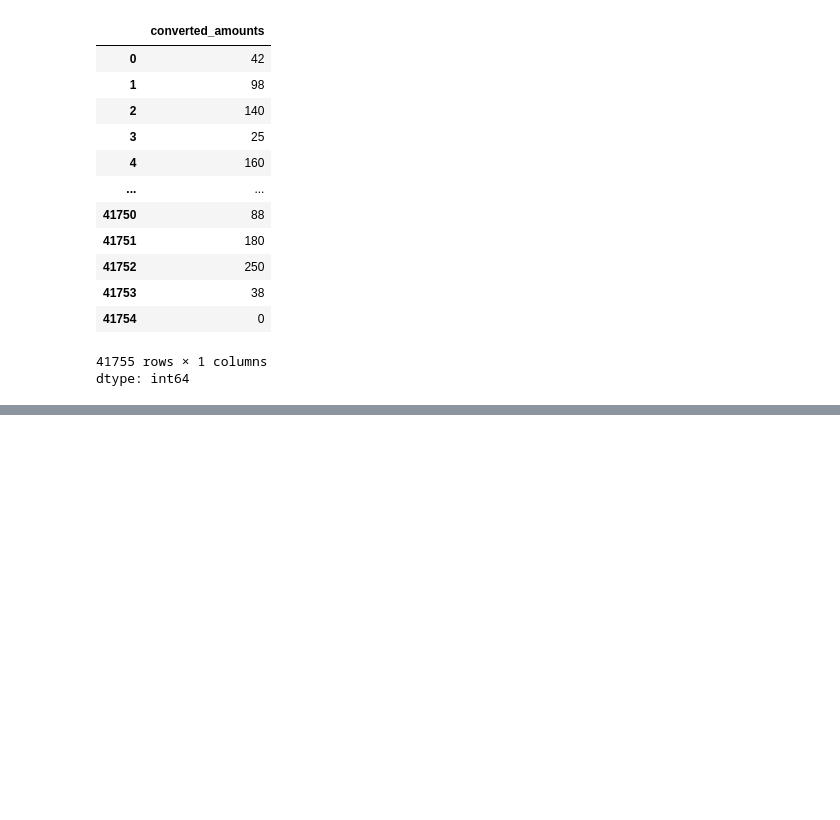
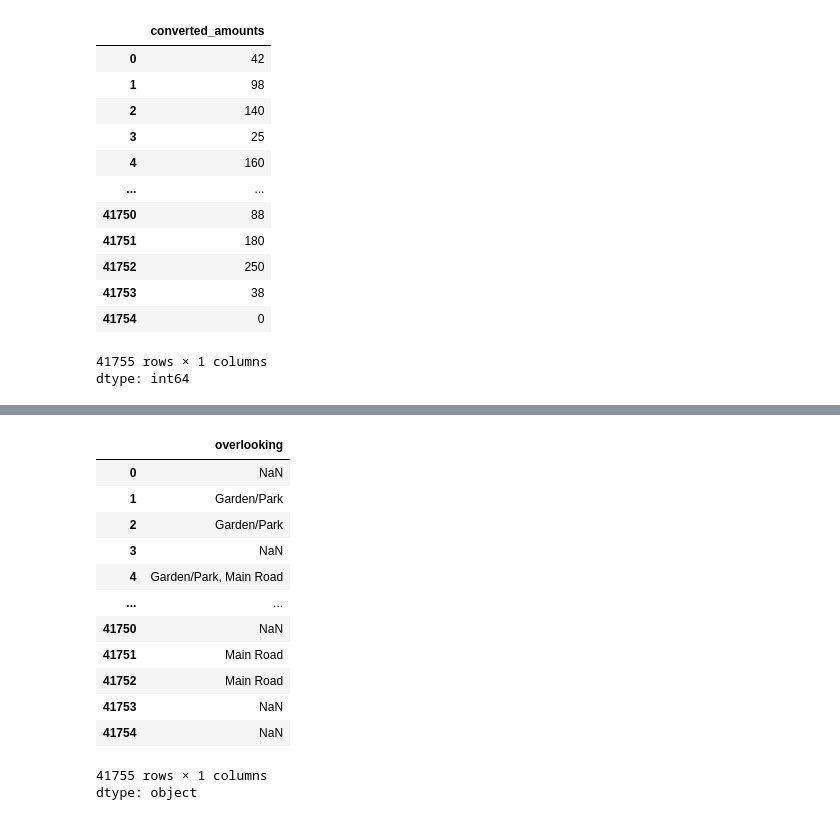
Before and after one commit to Trusha216/AI-ML-internship, a Jupyter notebook: house_prices.ipynb, the cells around one changed output, grey strips where cells are left out. Cells and saved outputs as stored; diff of their text form; code cells hidden in the pictures; blank space fills up the shorter version.

```diff
--- a/house_prices.ipynb
+++ b/house_prices.ipynb
@@ -830,0 +894,17 @@ dtype: int64
+# %%
+data['overlooking']
+# %% [output]
+|  | overlooking |
+| 0 | NaN |
+| 1 | Garden/Park |
+| 2 | Garden/Park |
+| 3 | NaN |
+| 4 | Garden/Park, Main Road |
+| ... | ... |
+| 41750 | NaN |
+| 41751 | Main Road |
+| 41752 | Main Road |
+| 41753 | NaN |
+| 41754 | NaN |
+41755 rows × 1 columns
+dtype: object
```
Also changed, not shown: parts of 12 cells of this notebook.
